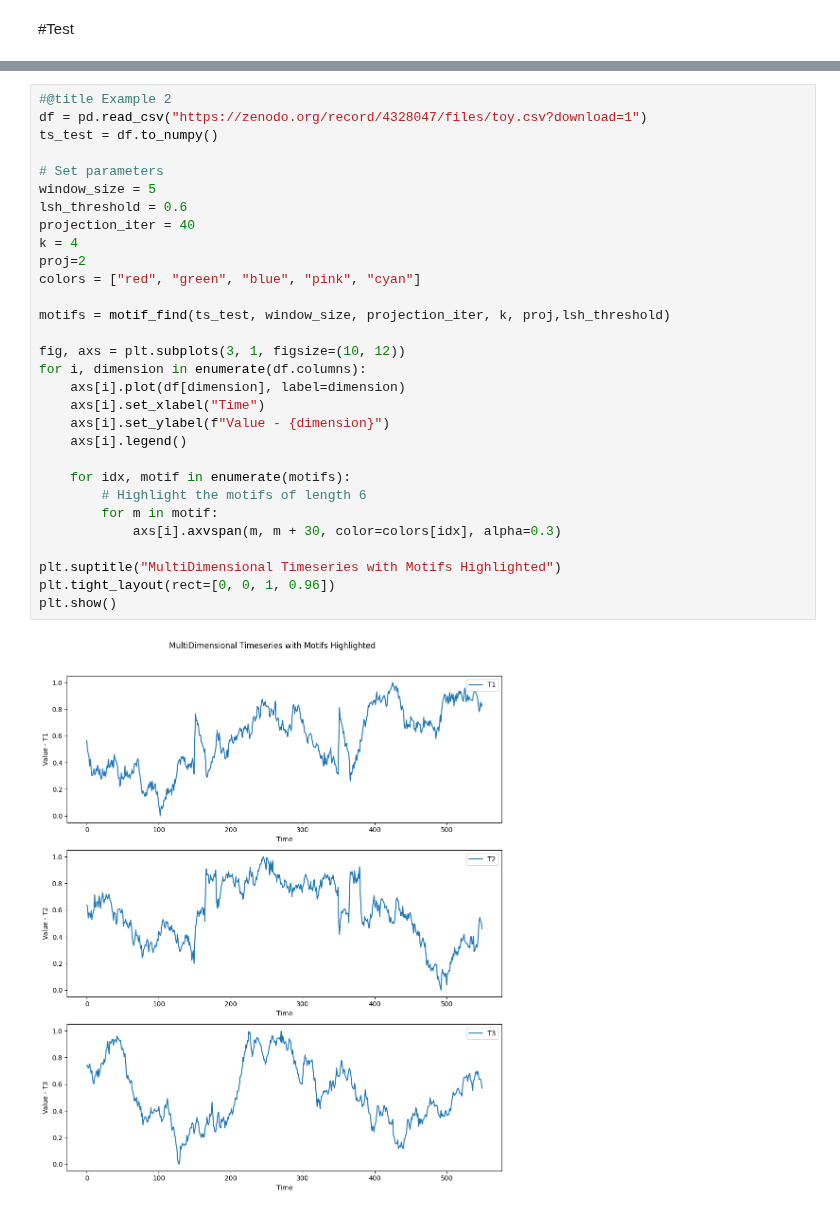
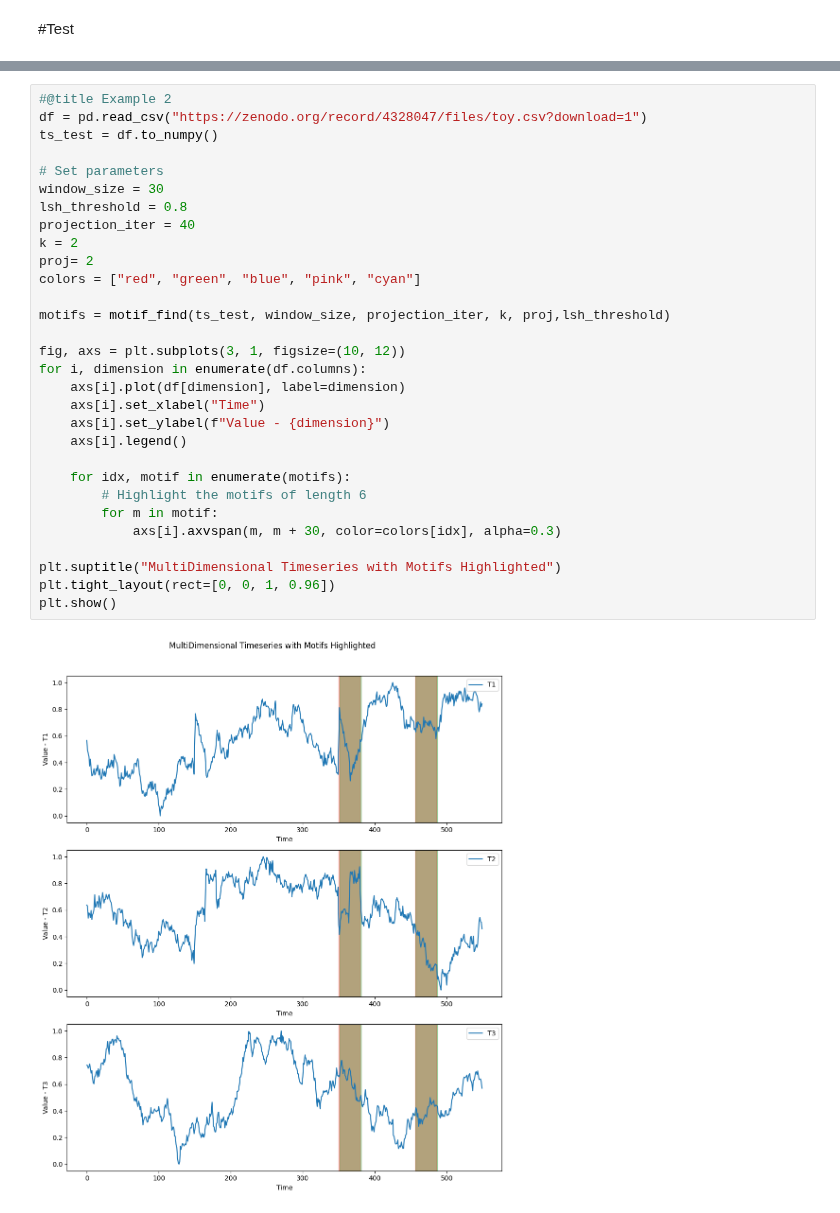
Before and after one commit to aidaLabDEI/LEIT-motifs, a Jupyter notebook: Motif_Discovery.ipynb, the cells around one changed output, grey strips where cells are left out. Cells and saved outputs as stored; diff of their text form.

```diff
--- a/Motif_Discovery.ipynb
+++ b/Motif_Discovery.ipynb
@@ -628,32 +560,32 @@ TypeError: MinHashLSH.__init__() got an unexpected keyword argument 'threshold'
 # %%
 #@title Example 2
 df = pd.read_csv("https://zenodo.org/record/4328047/files/toy.csv?download=1")
 ts_test = df.to_numpy()
 
 # Set parameters
-window_size = 5
-lsh_threshold = 0.6
+window_size = 30
+lsh_threshold = 0.8
 projection_iter = 40
-k = 4
-proj=2
+k = 2
+proj= 2
 colors = ["red", "green", "blue", "pink", "cyan"]
 
 motifs = motif_find(ts_test, window_size, projection_iter, k, proj,lsh_threshold)
 
 fig, axs = plt.subplots(3, 1, figsize=(10, 12))
 for i, dimension in enumerate(df.columns):
     axs[i].plot(df[dimension], label=dimension)
     axs[i].set_xlabel("Time")
     axs[i].set_ylabel(f"Value - {dimension}")
     axs[i].legend()
 
     for idx, motif in enumerate(motifs):
         # Highlight the motifs of length 6
         for m in motif:
             axs[i].axvspan(m, m + 30, color=colors[idx], alpha=0.3)
 
 plt.suptitle("MultiDimensional Timeseries with Motifs Highlighted")
 plt.tight_layout(rect=[0, 0, 1, 0.96])
 plt.show()
 # %% [output]
-[figure, old version]
+[figure, new version]
```
Also changed, not shown: parts of 2 cells of this notebook.
